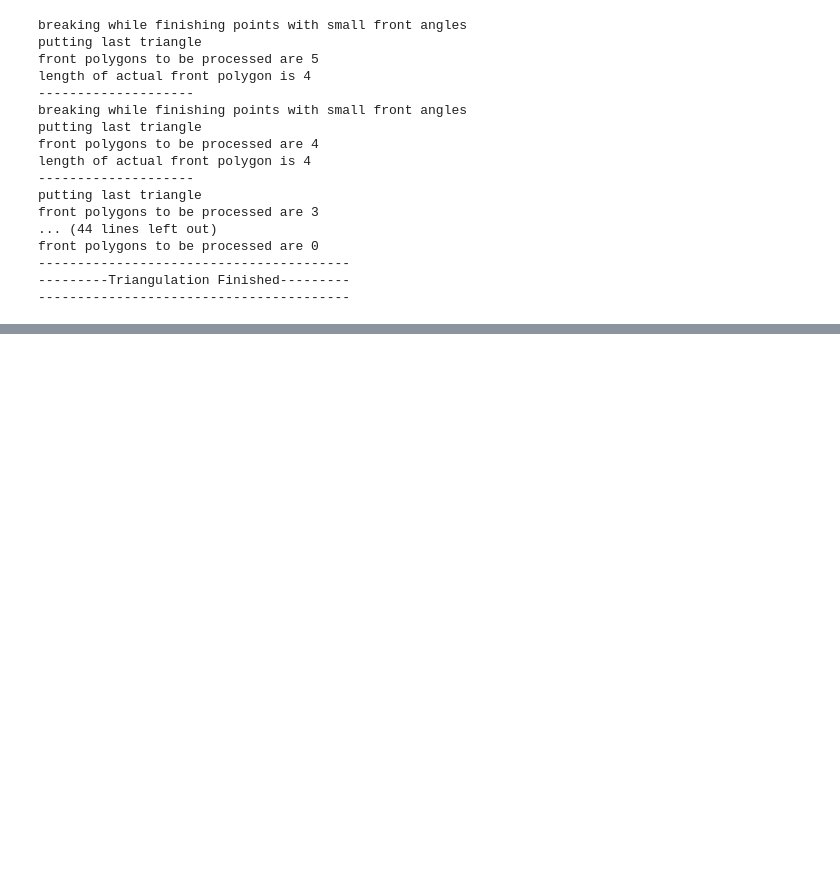
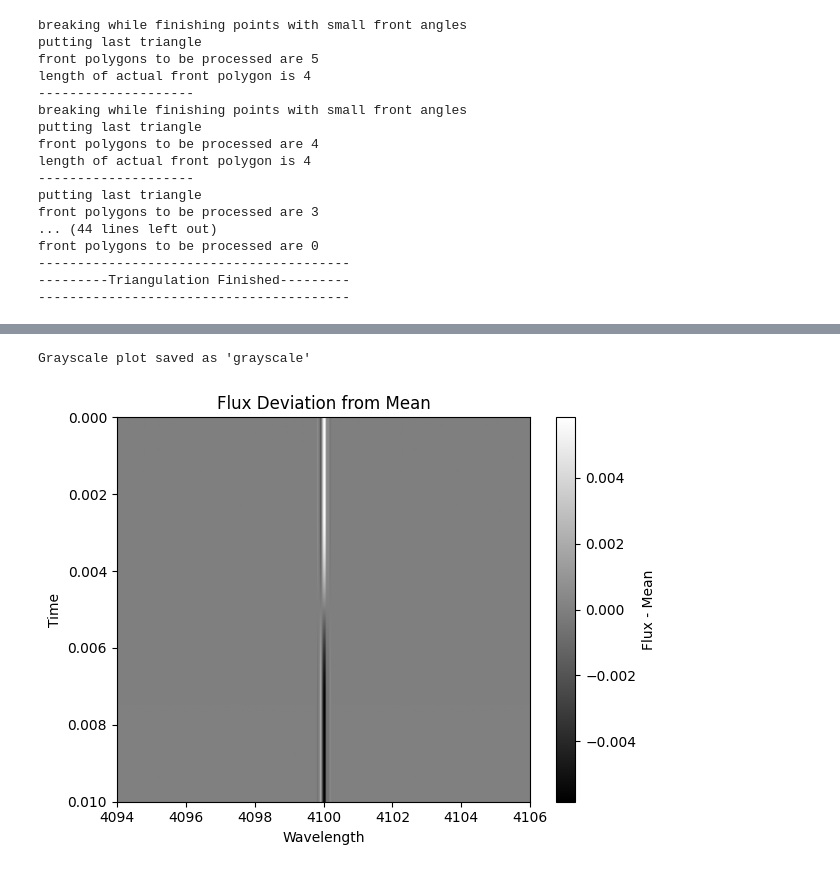
Before and after one commit to R-Oc-A/HackathonPastryLPV, a Jupyter notebook: FirstRun.ipynb, the cells around one changed output, grey strips where cells are left out. Drawn from its saved outputs; the diff is of its cells as text; code cells hidden in the pictures; blank space fills up the shorter version.

```diff
--- a/FirstRun.ipynb
+++ b/FirstRun.ipynb
@@ -330,0 +406,5 @@ Widget(value='<iframe src="http://localhost:42639/index.html?ui=P_0x713ab65d9590
+# %%
+plot_pl.plot_grayscale(wavelength_df=wavelength_df)
+# %% [output]
+Grayscale plot saved as 'grayscale'
+[figure, added]
```
Also changed, not shown: parts of 16 cells of this notebook, 2 other files.
